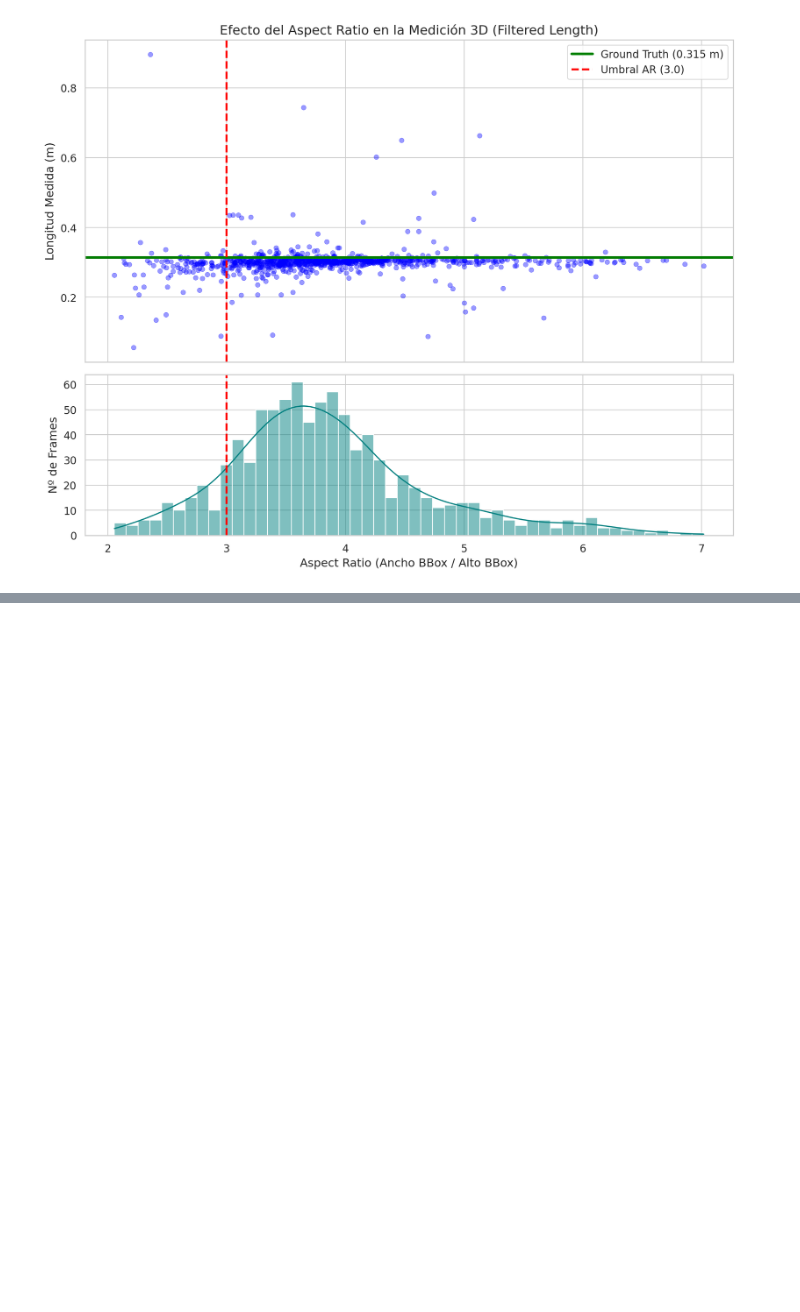
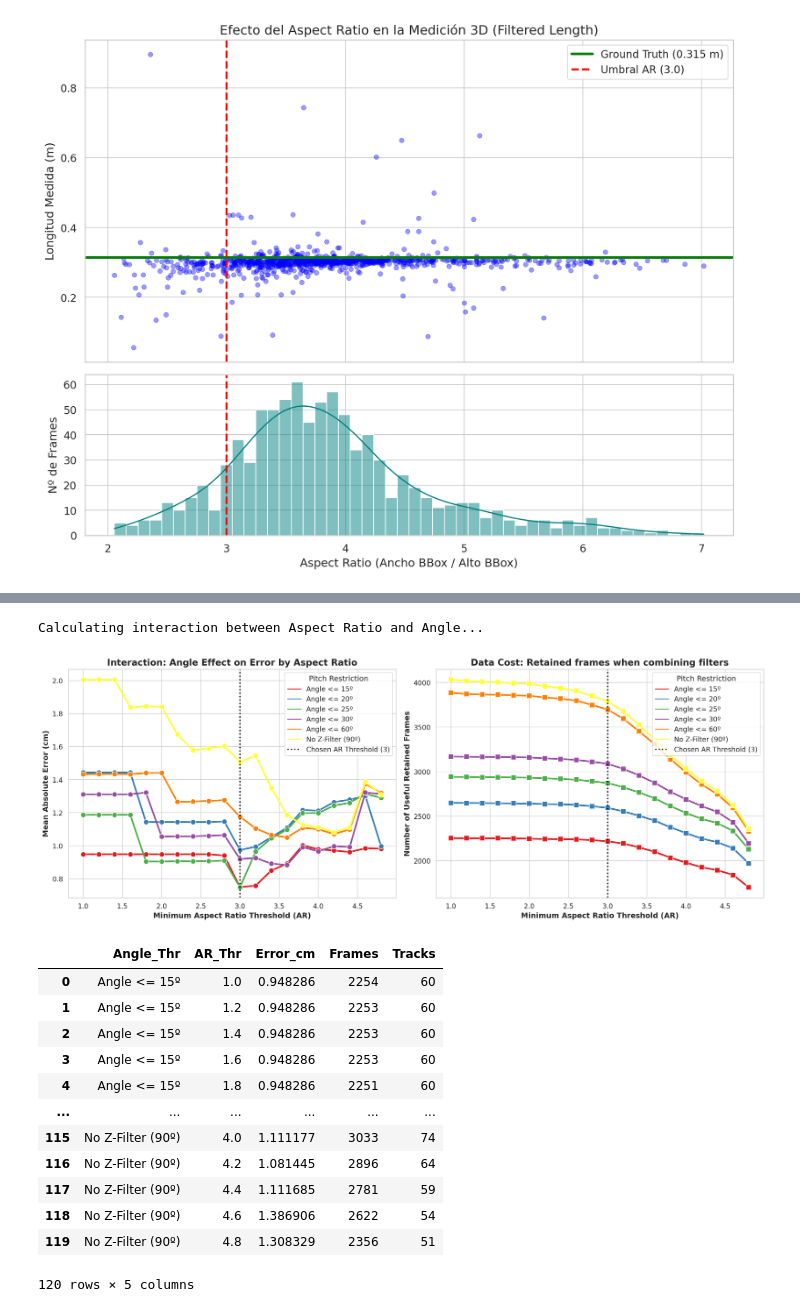
Before and after one commit to Caterina1996/fish_sizing, a Jupyter notebook: scripts/results_analysis/results_analysis.ipynb, the cells around one changed output, grey strips where cells are left out. Drawn from its saved outputs; the diff is of its cells as text; code cells hidden in the pictures; blank space fills up the shorter version.

```diff
--- a/scripts/results_analysis/results_analysis.ipynb
+++ b/scripts/results_analysis/results_analysis.ipynb
@@ -273,0 +379,25 @@ ETAPA DEL PIPELINE (CASCADA)                  | ERROR MEDIO     | FRAMES VIVOS
+# %%
+df_base =df_raw_agg_pool[
+        # (df_raw['is_3D_complete'] == True) &
+        (df_raw_agg_pool['in_image_borders'] == False) &
+        (df_raw_agg_pool['does_overlap'] == False) &
+        (df_raw_agg_pool['filtered_length'] > 0)
+    ].copy()
+
+rutils.plot_thresholds_interaction(df_base)
+# %% [output]
+Calculating interaction between Aspect Ratio and Angle...
+[figure, added]
+|  | Angle_Thr | AR_Thr | Error_cm | Frames | Tracks |
+| 0 | Angle <= 15º | 1.0 | 0.948286 | 2254 | 60 |
+| 1 | Angle <= 15º | 1.2 | 0.948286 | 2253 | 60 |
+| 2 | Angle <= 15º | 1.4 | 0.948286 | 2253 | 60 |
+| 3 | Angle <= 15º | 1.6 | 0.948286 | 2253 | 60 |
+| 4 | Angle <= 15º | 1.8 | 0.948286 | 2251 | 60 |
+| ... | ... | ... | ... | ... | ... |
+| 115 | No Z-Filter (90º) | 4.0 | 1.111177 | 3033 | 74 |
+| 116 | No Z-Filter (90º) | 4.2 | 1.081445 | 2896 | 64 |
+| 117 | No Z-Filter (90º) | 4.4 | 1.111685 | 2781 | 59 |
+| 118 | No Z-Filter (90º) | 4.6 | 1.386906 | 2622 | 54 |
+| 119 | No Z-Filter (90º) | 4.8 | 1.308329 | 2356 | 51 |
+120 rows × 5 columns
```
Also changed, not shown: parts of 9 cells of this notebook, 53 other files.
